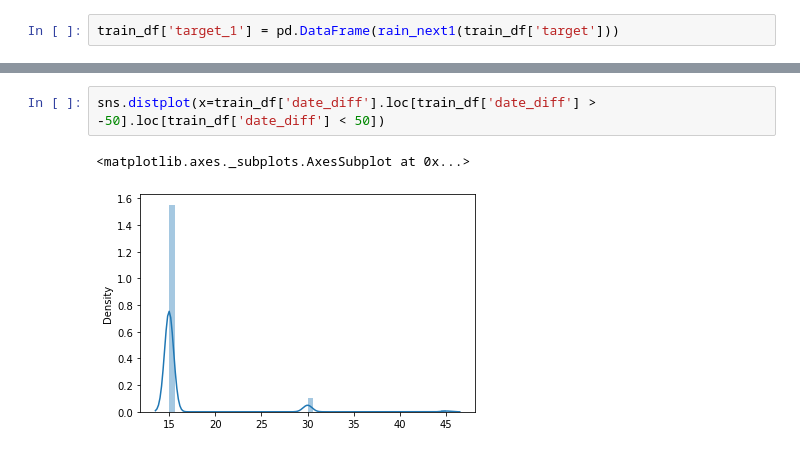
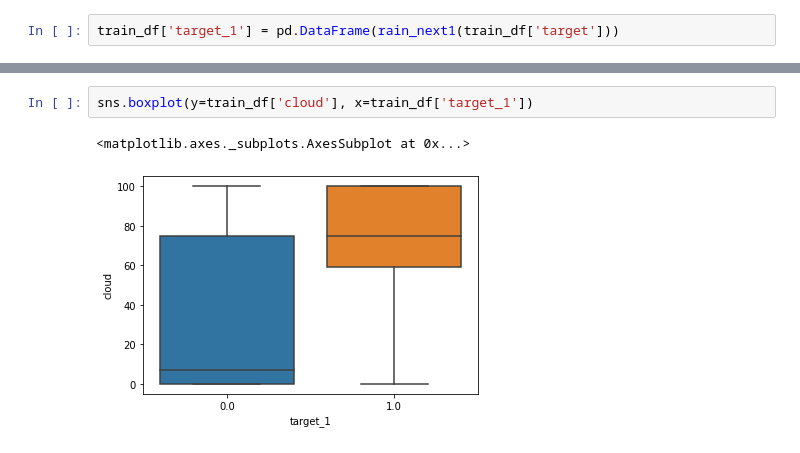
Before and after one commit to phelipesoares/Rain-Prediction, a Jupyter notebook: Exploratory_Analisis_and_Data_Transformation.ipynb, the cells around one changed output, grey strips where cells are left out. Drawn from its saved outputs; the diff is of its cells as text.

```diff
--- a/Exploratory_Analisis_and_Data_Transformation.ipynb
+++ b/Exploratory_Analisis_and_Data_Transformation.ipynb
@@ -282,5 +273,5 @@ sns.countplot(x=train_df['target_1'])
-# %%
-sns.distplot(x=train_df['date_diff'].loc[train_df['date_diff'] > -50].loc[train_df['date_diff'] < 50])
-# %% [output]
-<matplotlib.axes._subplots.AxesSubplot at 0x...>
-[figure, removed]
+# %%
+sns.boxplot(y=train_df['cloud'], x=train_df['target_1'])
+# %% [output]
+<matplotlib.axes._subplots.AxesSubplot at 0x...>
+[figure, added]
```
Also changed, not shown: parts of 37 cells of this notebook.
